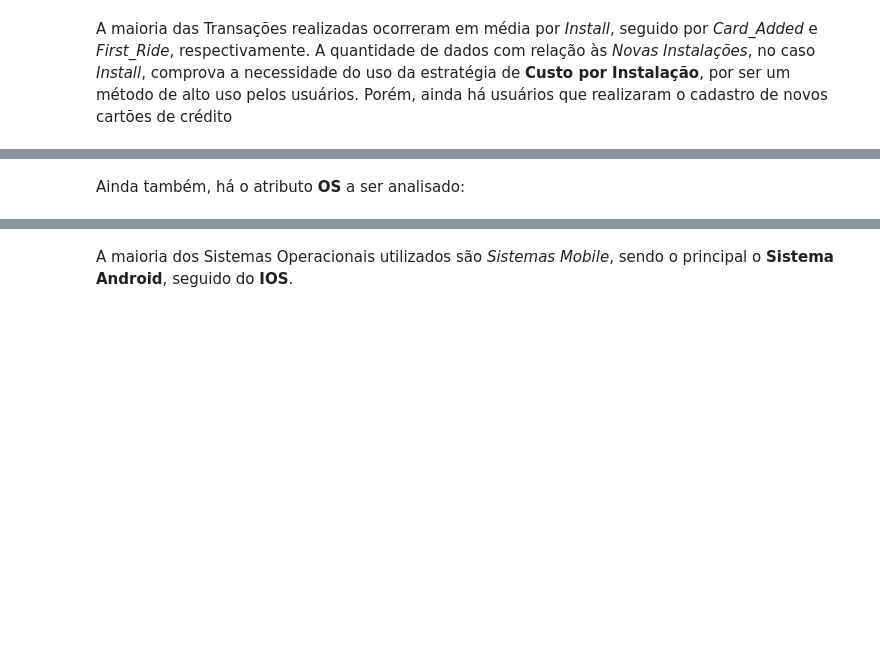
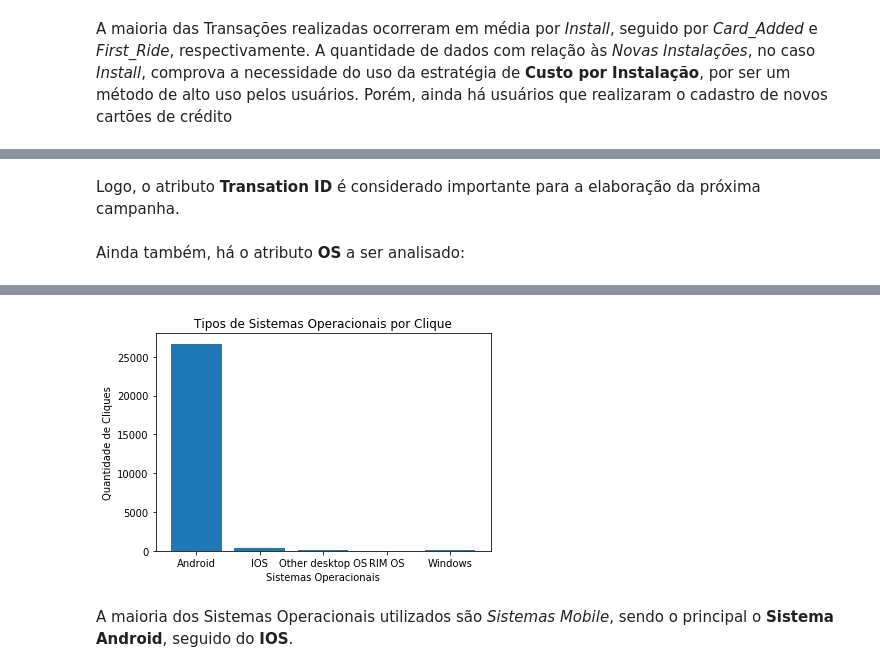
Before and after one commit to GinLuc/Case-Data-Analytics-Intern---RankMyApp, a Jupyter notebook: Analise_9CaBer_RankMyApp.ipynb, the cells around one changed output, grey strips where cells are left out. Drawn from its saved outputs; the diff is of its cells as text; code cells hidden in the pictures; blank space fills up the shorter version.

```diff
--- a/Analise_9CaBer_RankMyApp.ipynb
+++ b/Analise_9CaBer_RankMyApp.ipynb
@@ -360,3 +390,5 @@ A maioria das Transações realizadas ocorreram em média por *Install*, seguido
+# %% [markdown]
+Logo, o atributo **Transation ID** é considerado importante para a elaboração da próxima campanha.
 # %% [markdown]
 Ainda também, há o atributo **OS** a ser analisado:
 # %%
@@ -370,5 +402,14 @@ taxi_app.groupby(["OS"]).count()
 | Other desktop OS | 75 | 75 | 75 | 75 | 75 | 75 | 75 | ... |
 | RIM OS | 1 | 1 | 1 | 1 | 1 | 1 | 1 | ... |
 | Windows | 50 | 50 | 50 | 50 | 50 | 50 | 50 | ... |
+# %%
+#Criação do gráfico de Sistemas Operacionais por Cliques
+os = taxi_app.groupby(["OS"])["Click ID"].count()
+pt.bar(os.keys(), os.get_values());
+pt.title("Tipos de Sistemas Operacionais por Clique");
+pt.xlabel("Sistemas Operacionais");
+pt.ylabel("Quantidade de Cliques");
+# %% [output]
+[figure, added]
 # %% [markdown]
 A maioria dos Sistemas Operacionais utilizados são *Sistemas Mobile*, sendo o principal o **Sistema Android**, seguido do **IOS**.
```
Also changed, not shown: parts of 25 cells of this notebook.
